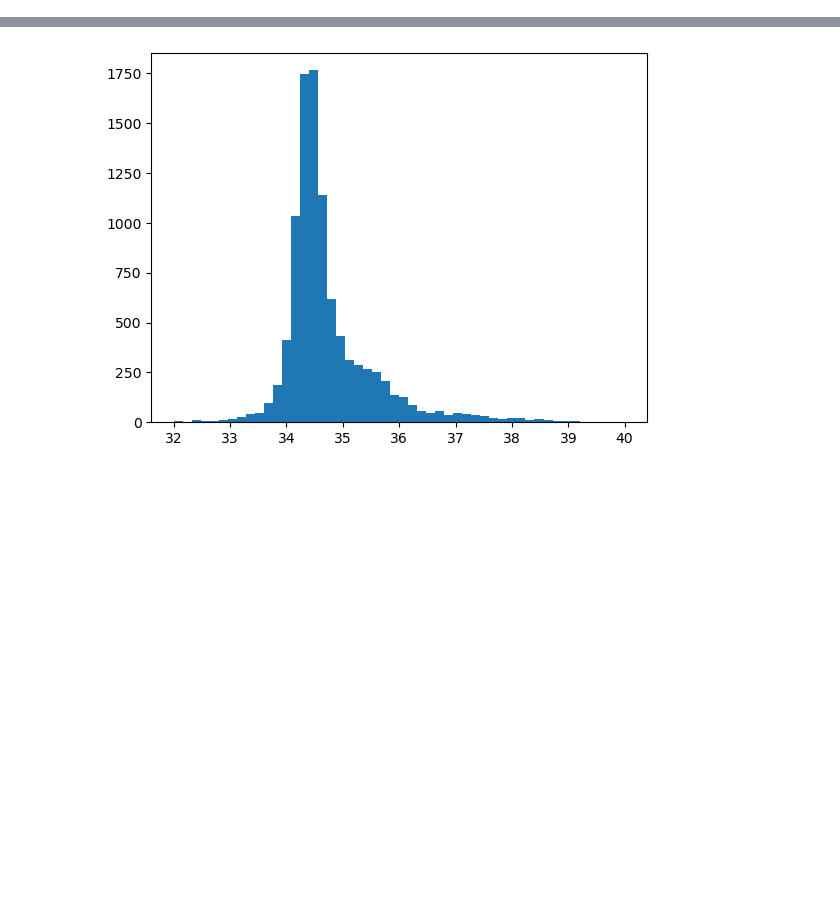
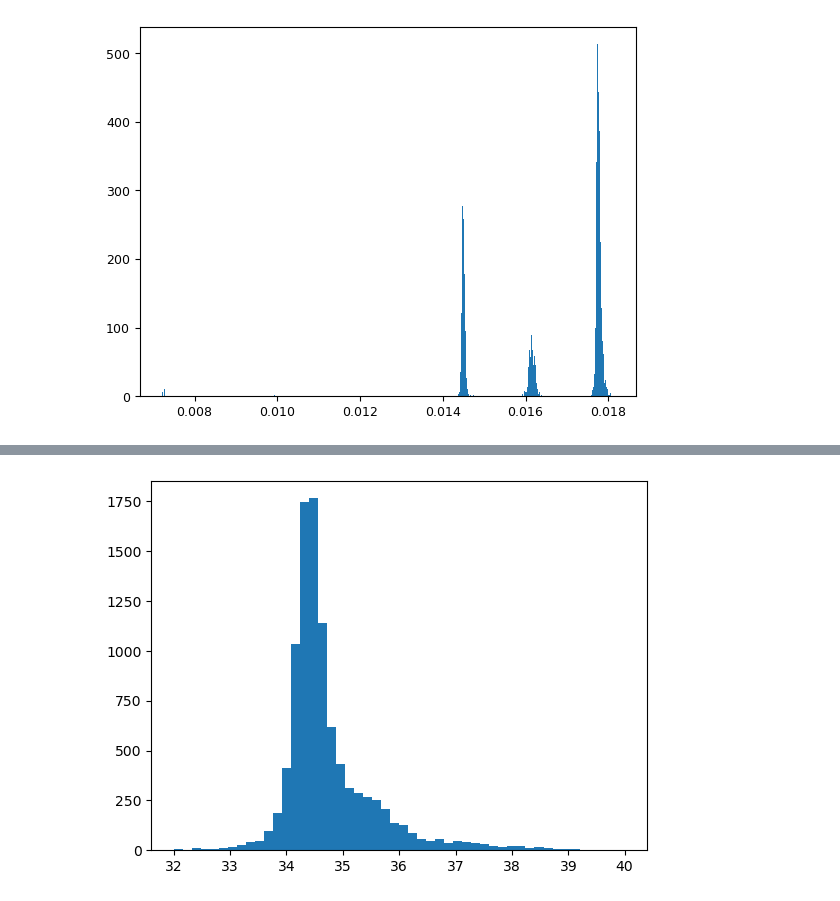
Before and after one commit to adnansiddiquei/exoplanet_search, a Jupyter notebook: src/q2/Prelim_results.ipynb, the cells around one changed output, grey strips where cells are left out. Saved outputs shown, nothing was run; the diff lists cells and outputs as text; code cells hidden in the pictures; blank space fills up the shorter version.

```diff
--- a/src/q2/Prelim_results.ipynb
+++ b/src/q2/Prelim_results.ipynb
@@ -55,0 +71,15 @@ plt.legend()
+# %%
+sampler = gp.run_mcmc(
+    uniform_priors={
+        'stellar_amp': (1e-4, 2),
+        'fwhm_amp': (1e-4, 2),
+        'bis_amp': (1e-4, 2),
+        'stellar_lsp': (1e-4, 5),
+        'stellar_lse': (1e-4, 2)
+    },
+    gaussian_priors={
+        'stellar_P': ((31, 10) / time_scaler.scale_)
+    },
+    nwalkers=100,
+    niterations=1000
+)
@@ -55,0 +96,14 @@ plt.legend()
+# %%
+# Extract the samples
+samples = sampler.get_chain(discard=100, thin=10, flat=True)
+# samples[:, 0] = rv_scaler.inverse_transform(samples[:, 0].reshape(-1, 1)).ravel()
+# samples[:, 1] = fwhm_scaler.inverse_transform(samples[:, 1].reshape(-1, 1)).ravel()
+# samples[:, 2] = bis_scaler.inverse_transform(samples[:, 2].reshape(-1, 1)).ravel()
+# samples[:, 3] = samples[:, 3] * time_scaler.scale_
+# samples[:, 4] = samples[:, 4] * time_scaler.scale_
+# samples[:, 5] = samples[:, 5] * time_scaler.scale_
+# %%
+plt.hist(samples[:, 3], bins=1000)
+plt.show()
+# %% [output]
+[figure, added]
```
Also changed, not shown: parts of 26 cells of this notebook, 7 other files.
